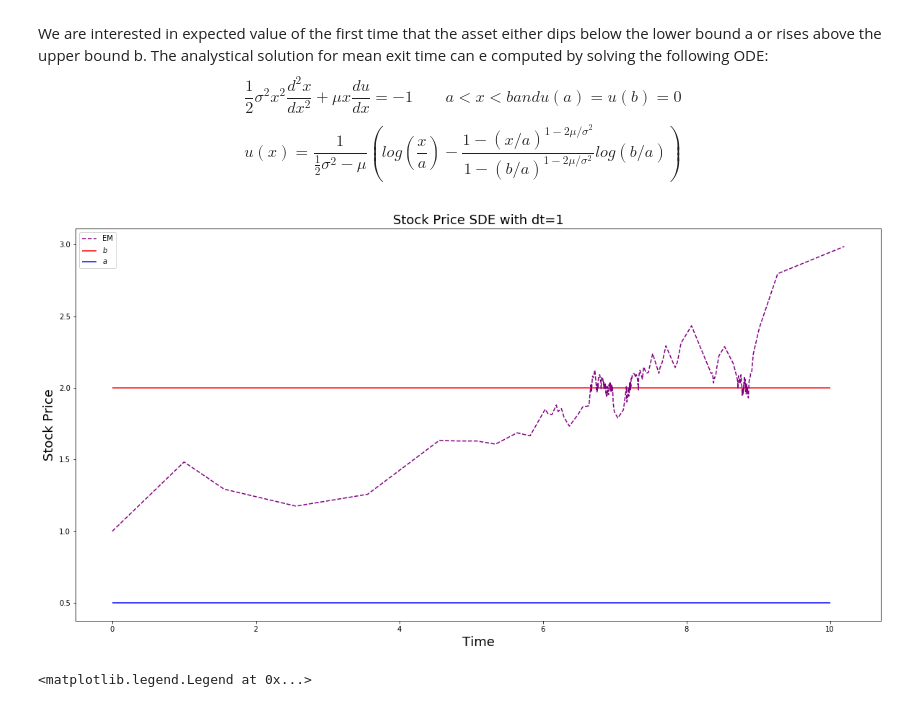
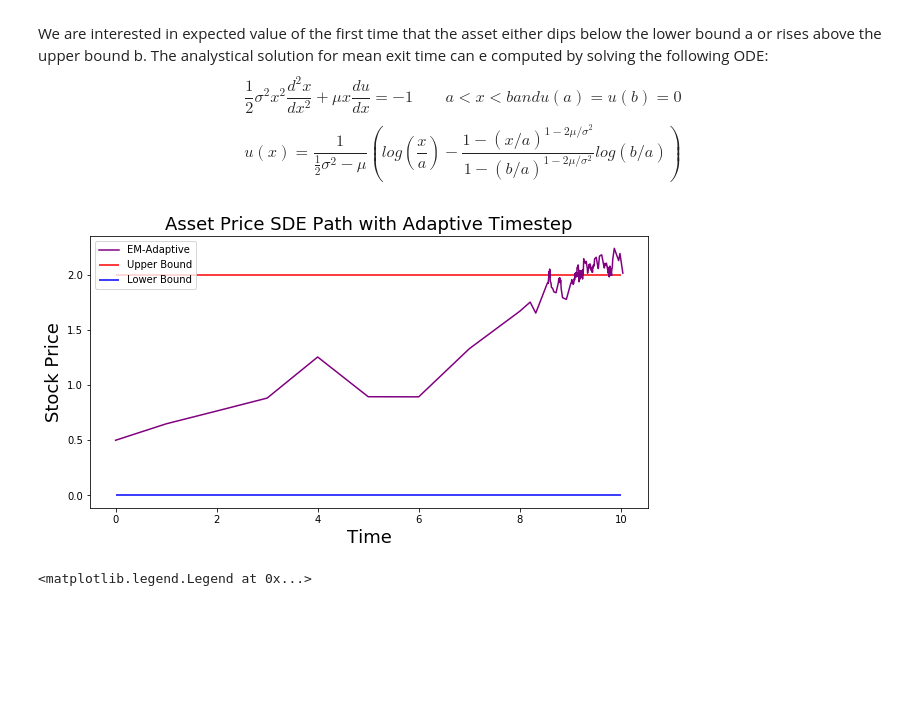
Before and after one commit to kevinNejad/RSCAM_Group2, a Jupyter notebook: Code/AdaptiveTimesteps.ipynb, the cells around one changed output. Saved outputs shown, nothing was run; the diff lists cells and outputs as text; code cells hidden in the pictures; blank space fills up the shorter version.

Commit message:
EM boundary check

```diff
--- a/Code/AdaptiveTimesteps.ipynb
+++ b/Code/AdaptiveTimesteps.ipynb
@@ -309,17 +309,18 @@ class AssetPrice:
 
         xt_EM, xt_Milstein, xt_EM_A, timestamps1, timestamps2 = self.Xt_path(X0,duration,dt)
 
-        plt.figure(figsize=(20,10))
+        plt.figure(figsize=(10,5))
     #         plt.plot(timestamps1, xt_exact, color='green', label='Exact')
     #         plt.plot(timestamps1, xt_EM, color='purple', label='EM')
     #         plt.plot(timestamps1, xt_Milstein, color='orange', label='Milstein')
-        plt.plot(timestamps2, xt_EM_A,linestyle='dashed',color='purple', label='EM')
+        plt.plot(timestamps2, xt_EM_A,color='purple', label='EM-Adaptive')
         plt.xlabel('Time',fontsize=18)
         plt.ylabel('Stock Price',fontsize=18)
-        plt.hlines(self.b, xmin=0, xmax=max(timestamps1), color='red', label='$b$')
-        plt.hlines(self.a,xmin=0, xmax=max(timestamps1), color='blue', label='$a$')
+        plt.hlines(self.b, xmin=0, xmax=max(timestamps1), color='red', label='Upper Bound')
+        plt.hlines(self.a,xmin=0, xmax=max(timestamps1), color='blue', label='Lower Bound')
         plt.title('Stock Price SDE with dt={}'.format(dt),fontsize=18)
         plt.legend()
+        plt.title('Asset Price SDE Path with Adaptive Timestep', fontsize=18)
         plt.savefig('AdaptiveEM.png')
 # %%
 class AssetPriceInterestRate:
@@ -527,11 +528,11 @@ class MontoCarlo:
 
         return tmean, tstd, cileft, ciright
 # %%
-AssetPrice1 = AssetPrice(a=0.5, b=2, mu=0.1, sigma=0.2)
+AssetPrice1 = AssetPrice(a=0, b=2, mu=0.1, sigma=0.2)
 # %%
-AssetPrice1._plot(X0 = 1,duration = 10, dt = 1)
+AssetPrice1._plot(X0 = 0.5,duration = 10, dt = 1)
 # %% [output]
-[figure, old version]
+[figure, new version]
 # %%
 xVals = np.linspace(AssetPrice1.a, AssetPrice1.b, 1000)
 uVals = AssetPrice1.Ux(xVals)
```
Also changed, not shown: parts of 1 cell of this notebook, 3 other files.
